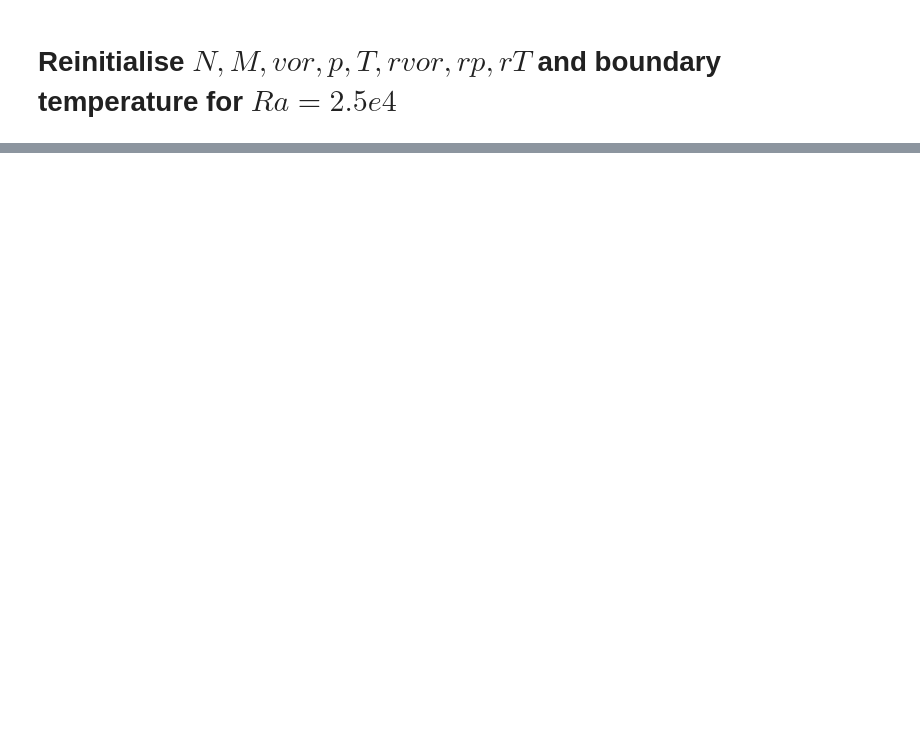
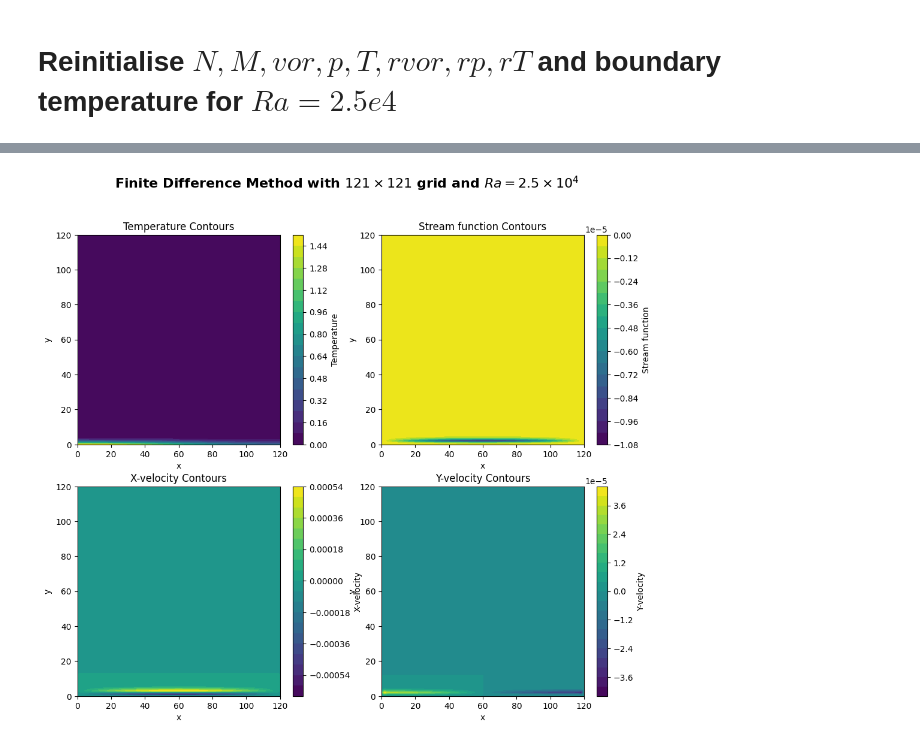
Before and after one commit to theopenguino99/ME5302-Assignment-2, a Jupyter notebook: FiniteDifference.ipynb, the cells around one changed output, grey strips where cells are left out. Cells and saved outputs as stored; diff of their text form; code cells hidden in the pictures; blank space fills up the shorter version.

```diff
--- a/FiniteDifference.ipynb
+++ b/FiniteDifference.ipynb
@@ -657,2 +666,4 @@ gen_results(u,v,T,N,M)
 # %%
-create_contours(T, p, u, v)
+create_contours(T, p, u, v, r"Finite Difference Method with $121 \times 121$ grid and $Ra = 2.5 \times 10^4$")
+# %% [output]
+[figure, added]
```
Also changed, not shown: parts of 3 cells of this notebook.
